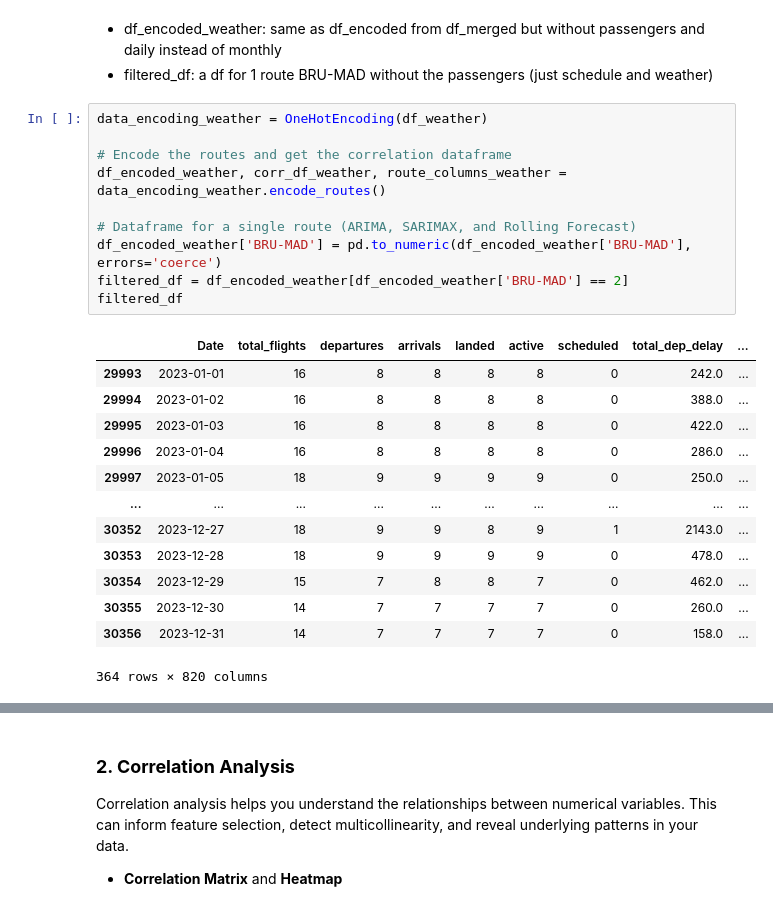
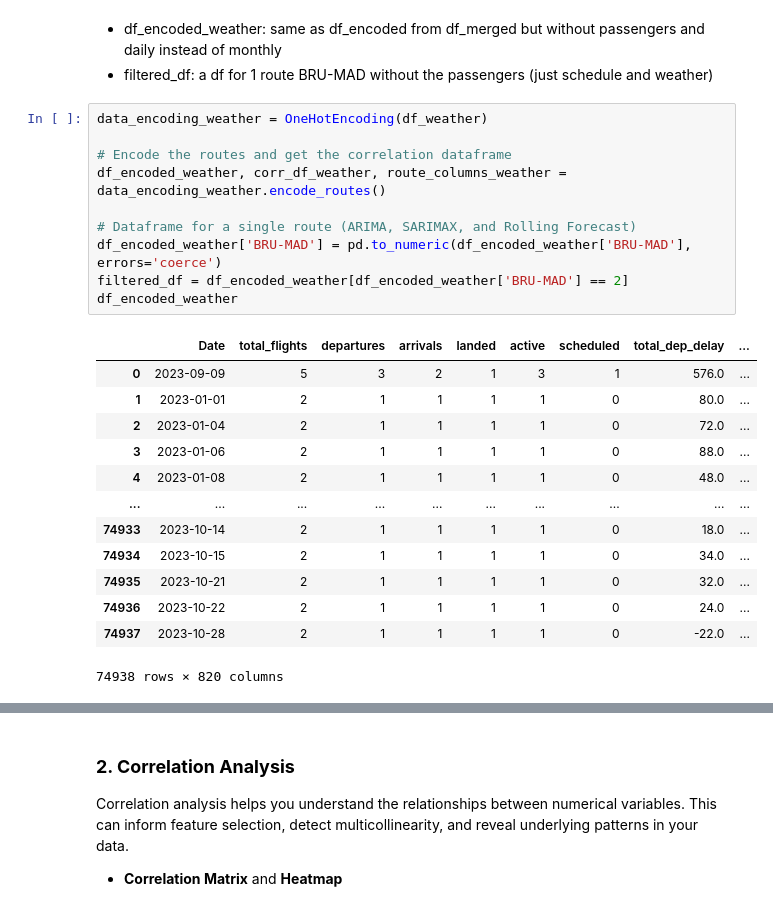
Before and after one commit to DT-Service-Consulting/avstats, a Jupyter notebook: avstats/AvStats_ML.ipynb, the cells around one changed output, grey strips where cells are left out. Cells and saved outputs as stored; diff of their text form.

```diff
--- a/avstats/AvStats_ML.ipynb
+++ b/avstats/AvStats_ML.ipynb
@@ -102,24 +98,24 @@ df_numeric
 # %%
 data_encoding_weather = OneHotEncoding(df_weather)
 
 # Encode the routes and get the correlation dataframe
 df_encoded_weather, corr_df_weather, route_columns_weather = data_encoding_weather.encode_routes()
 
 # Dataframe for a single route (ARIMA, SARIMAX, and Rolling Forecast)
 df_encoded_weather['BRU-MAD'] = pd.to_numeric(df_encoded_weather['BRU-MAD'], errors='coerce')
 filtered_df = df_encoded_weather[df_encoded_weather['BRU-MAD'] == 2]
-filtered_df
+df_encoded_weather
 # %% [output]
 |  | Date | total_flights | departures | arrivals | landed | active | scheduled | total_dep_delay | ... |
-| 29993 | 2023-01-01 | 16 | 8 | 8 | 8 | 8 | 0 | 242.0 | ... |
-| 29994 | 2023-01-02 | 16 | 8 | 8 | 8 | 8 | 0 | 388.0 | ... |
-| 29995 | 2023-01-03 | 16 | 8 | 8 | 8 | 8 | 0 | 422.0 | ... |
-| 29996 | 2023-01-04 | 16 | 8 | 8 | 8 | 8 | 0 | 286.0 | ... |
-| 29997 | 2023-01-05 | 18 | 9 | 9 | 9 | 9 | 0 | 250.0 | ... |
+| 0 | 2023-09-09 | 5 | 3 | 2 | 1 | 3 | 1 | 576.0 | ... |
+| 1 | 2023-01-01 | 2 | 1 | 1 | 1 | 1 | 0 | 80.0 | ... |
+| 2 | 2023-01-04 | 2 | 1 | 1 | 1 | 1 | 0 | 72.0 | ... |
+| 3 | 2023-01-06 | 2 | 1 | 1 | 1 | 1 | 0 | 88.0 | ... |
+| 4 | 2023-01-08 | 2 | 1 | 1 | 1 | 1 | 0 | 48.0 | ... |
 | ... | ... | ... | ... | ... | ... | ... | ... | ... | ... |
-| 30352 | 2023-12-27 | 18 | 9 | 9 | 8 | 9 | 1 | 2143.0 | ... |
-| 30353 | 2023-12-28 | 18 | 9 | 9 | 9 | 9 | 0 | 478.0 | ... |
-| 30354 | 2023-12-29 | 15 | 7 | 8 | 8 | 7 | 0 | 462.0 | ... |
-| 30355 | 2023-12-30 | 14 | 7 | 7 | 7 | 7 | 0 | 260.0 | ... |
-| 30356 | 2023-12-31 | 14 | 7 | 7 | 7 | 7 | 0 | 158.0 | ... |
+| 74933 | 2023-10-14 | 2 | 1 | 1 | 1 | 1 | 0 | 18.0 | ... |
+| 74934 | 2023-10-15 | 2 | 1 | 1 | 1 | 1 | 0 | 34.0 | ... |
+| 74935 | 2023-10-21 | 2 | 1 | 1 | 1 | 1 | 0 | 32.0 | ... |
+| 74936 | 2023-10-22 | 2 | 1 | 1 | 1 | 1 | 0 | 24.0 | ... |
+| 74937 | 2023-10-28 | 2 | 1 | 1 | 1 | 1 | 0 | -22.0 | ... |
-364 rows × 820 columns
+74938 rows × 820 columns
```
Also changed, not shown: parts of 7 cells of this notebook.
